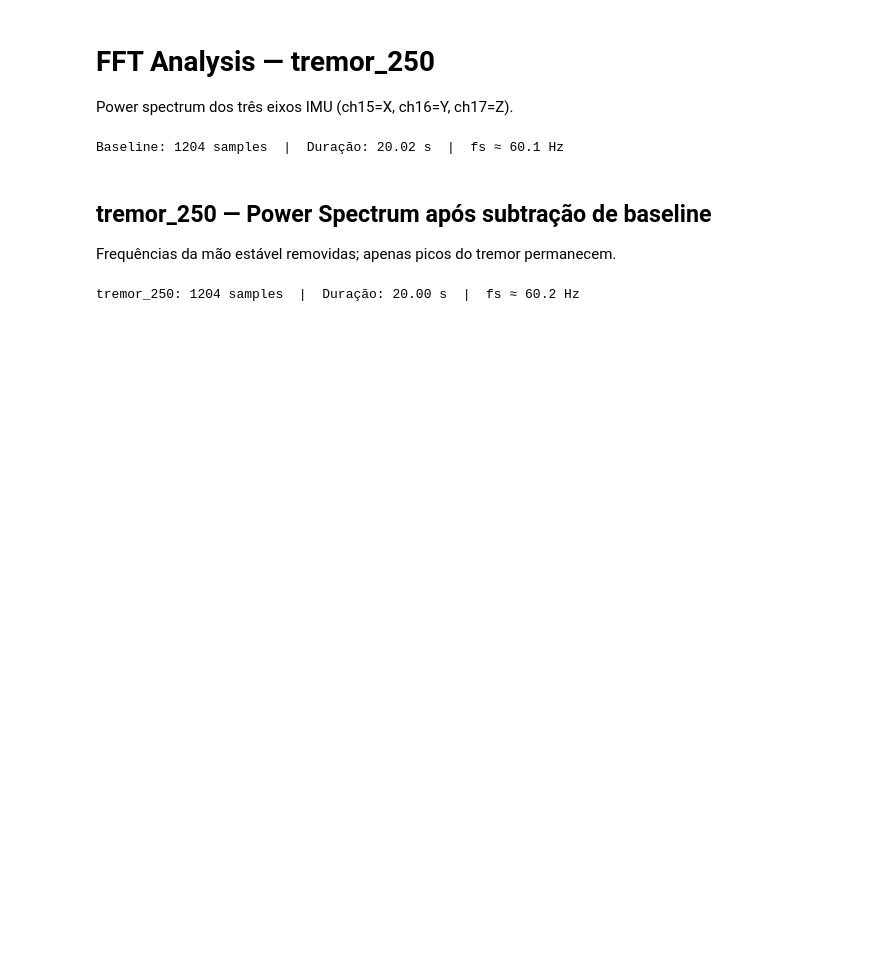
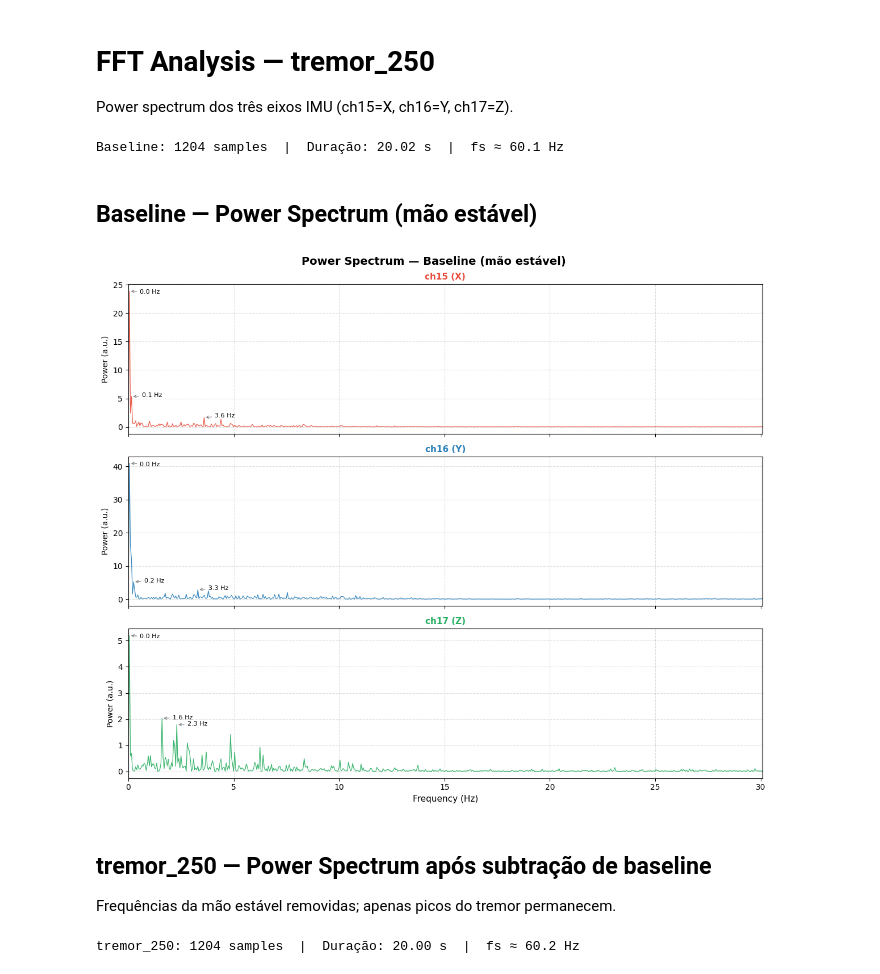
Before and after one commit to carlotamontes/Wearables-Glove-Project, a Jupyter notebook: FFT_analysis.ipynb, the cells around one changed output. Saved outputs shown, nothing was run; the diff lists cells and outputs as text; code cells hidden in the pictures; blank space fills up the shorter version.

```diff
--- a/FFT_analysis.ipynb
+++ b/FFT_analysis.ipynb
@@ -68,6 +67,23 @@ fb_z, pb_z = power_spectrum(bz, fs_b)
 print(f'Baseline: {len(bx)} samples  |  Duração: {dur_b:.2f} s  |  fs ≈ {fs_b:.1f} Hz')
 # %% [output]
 Baseline: 1204 samples  |  Duração: 20.02 s  |  fs ≈ 60.1 Hz
+# %% [markdown]
+## Baseline — Power Spectrum (mão estável)
+# %%
+axes_baseline = [
+    (fb_x, pb_x, 'ch15 (X)', '#e74c3c'),
+    (fb_y, pb_y, 'ch16 (Y)', '#2980b9'),
+    (fb_z, pb_z, 'ch17 (Z)', '#27ae60'),
+]
+
+fig, axs = plt.subplots(3, 1, figsize=(12, 10), sharex=True)
+fig.suptitle('Power Spectrum — Baseline (mão estável)', fontsize=14, fontweight='bold')
+plot_axes(axs, axes_baseline, fs_b, dB=False)
+plt.tight_layout()
+plt.savefig('baseline_power_spectrum.png', dpi=150, bbox_inches='tight')
+plt.show()
+# %% [output]
+[figure, added]
 # %% [markdown]
 ## tremor_250 — Power Spectrum após subtração de baseline
 Frequências da mão estável removidas; apenas picos do tremor permanecem.
```
Also changed, not shown: parts of 8 cells of this notebook, 10 other files.
